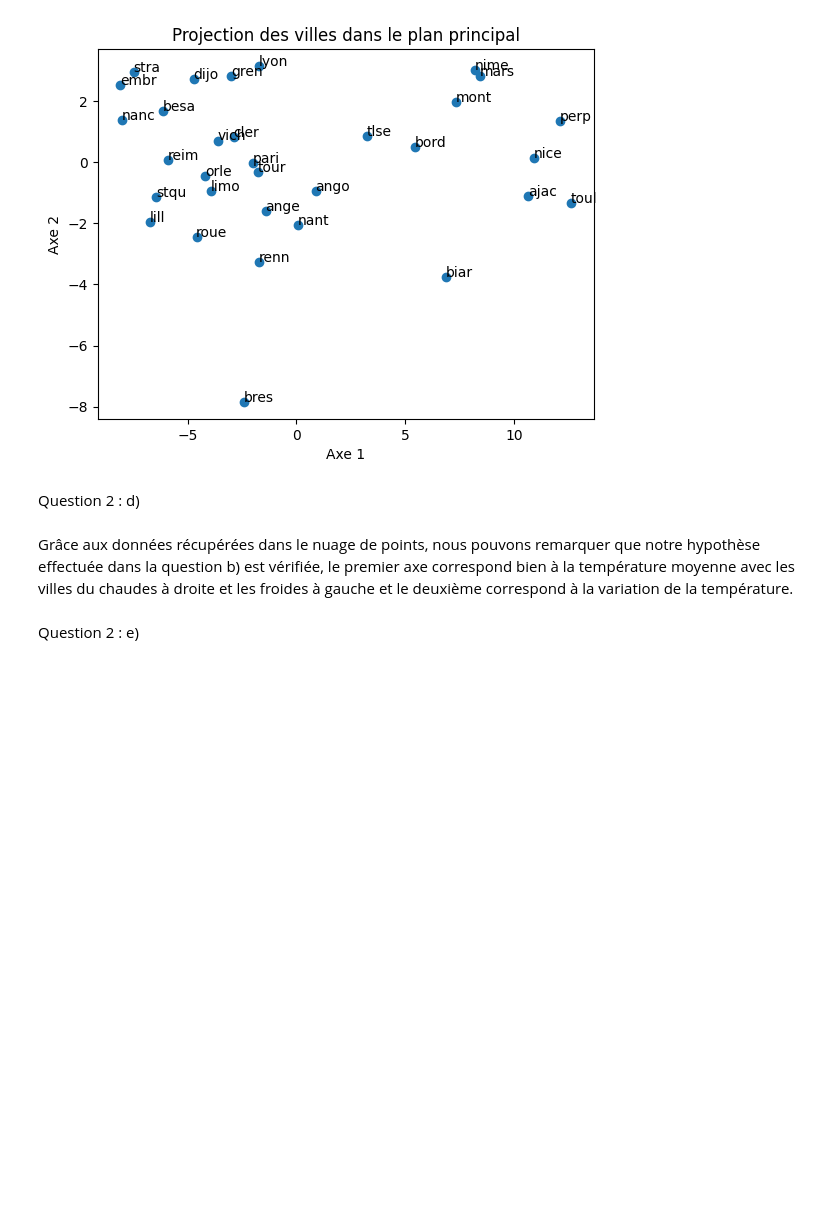
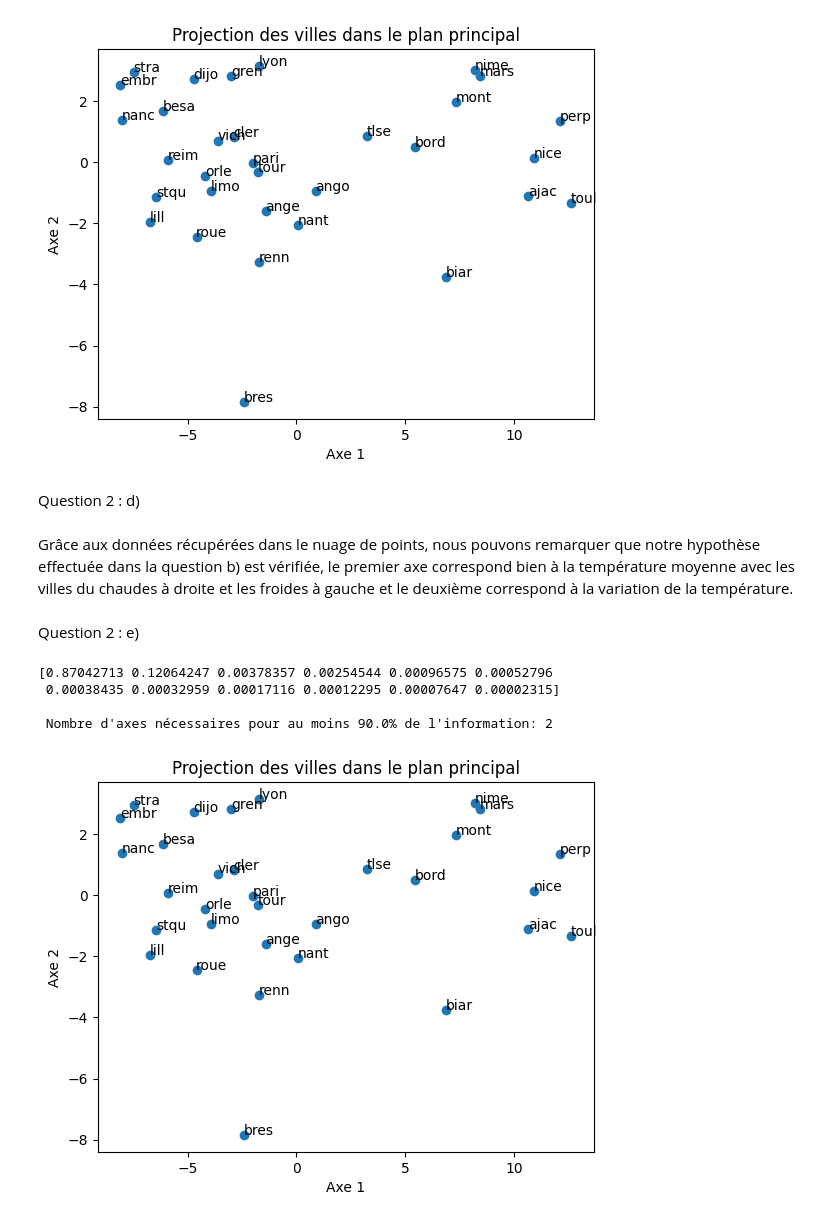
Before and after one commit to ImValll/tp1ADM, a Jupyter notebook: TP_ACP_A_rendre_HENRY_Valentin_BARBATO_Clement.ipynb, the cells around one changed output. Drawn from its saved outputs; the diff is of its cells as text; code cells hidden in the pictures; blank space fills up the shorter version.

```diff
--- a/TP_ACP_A_rendre_HENRY_Valentin_BARBATO_Clement.ipynb
+++ b/TP_ACP_A_rendre_HENRY_Valentin_BARBATO_Clement.ipynb
@@ -53,3 +53,34 @@ Question 2 : d)
 Grâce aux données récupérées dans le nuage de points, nous pouvons remarquer que notre hypothèse effectuée dans la question b) est vérifiée, le premier axe correspond bien à la température moyenne avec les villes du chaudes à droite et les froides à gauche et le deuxième correspond à la variation de la température.
 # %% [markdown]
 Question 2 : e)
+# %%
+def analyse_composante_principale(path_file : str, start_column_data : int, end_column_data : int):
+    data = pd.read_csv('./' + path_file, sep=';')
+    X = data.iloc[:, start_column_data:end_column_data].values
+    labels = data.iloc[:, 0].values
+
+    pca = PCA(n_components = end_column_data - start_column_data)
+    X_pca = pca.fit(X)
+    print(X_pca.explained_variance_ratio_)
+
+    explained_variance_ratio = np.cumsum(pca.explained_variance_ratio_)
+    component = np.argmax(explained_variance_ratio >= 0.9) + 1
+    print(f"\n Nombre d'axes nécessaires pour au moins {0.9 * 100}% de l'information: {component}")
+
+    X_pca = pca.fit_transform(X)
+
+    plt.scatter(X_pca[:, 0], X_pca[:, 1])
+    for l, x, y in zip(labels, X_pca[:, 0], X_pca[:, 1]):
+        plt.annotate(l, xy=(x, y), xytext=(-0.2, 0.2), textcoords='offset points')
+    plt.xlabel("Axe 1")
+    plt.ylabel("Axe 2")
+    plt.title("Projection des villes dans le plan principal")
+    plt.show()
+# %%
+analyse_composante_principale('data/villes.csv', 1, 13)
+# %% [output]
+[0.87042713 0.12064247 0.00378357 0.00254544 0.00096575 0.00052796
+ 0.00038435 0.00032959 0.00017116 0.00012295 0.00007647 0.00002315]
+
+ Nombre d'axes nécessaires pour au moins 90.0% de l'information: 2
+[figure, added]
```
